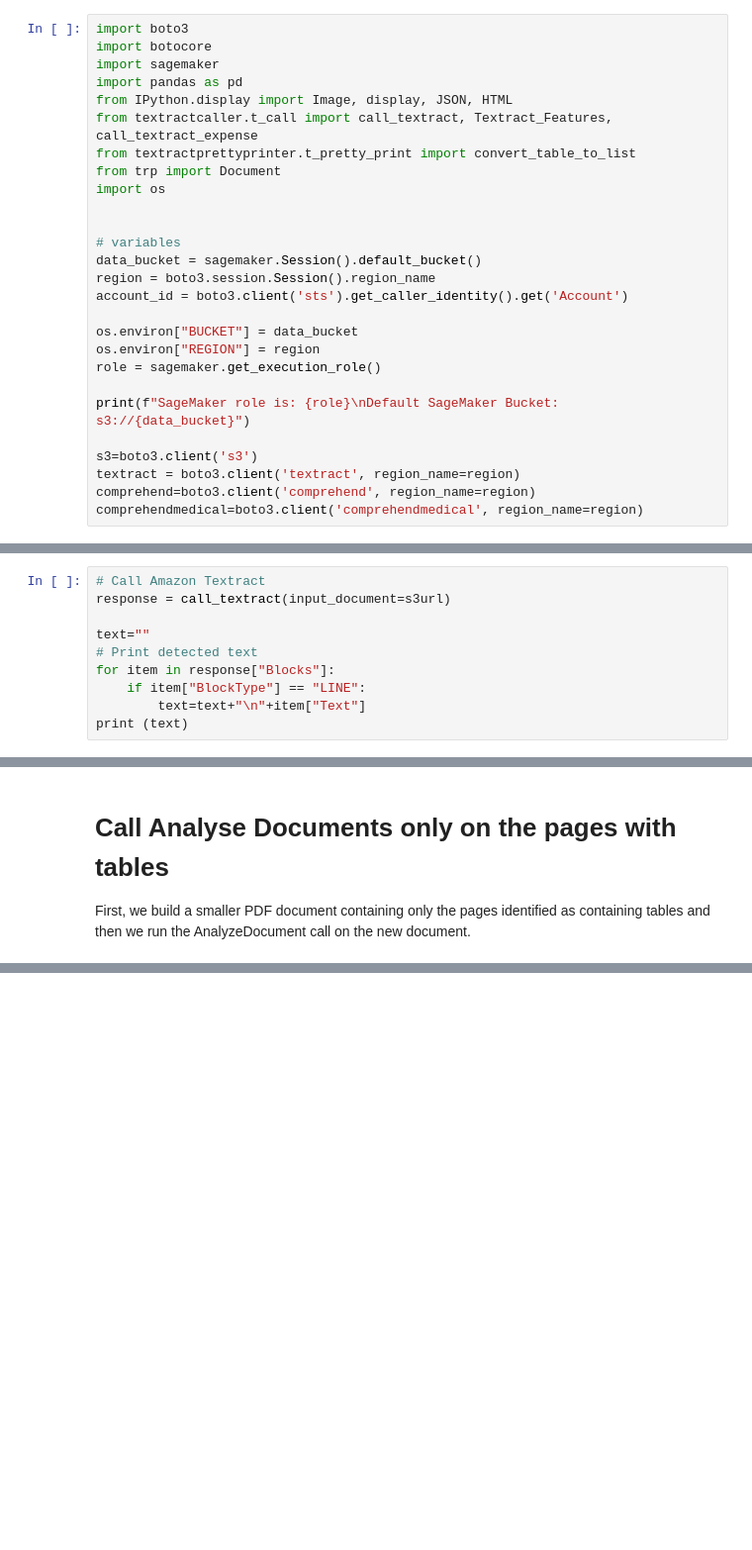
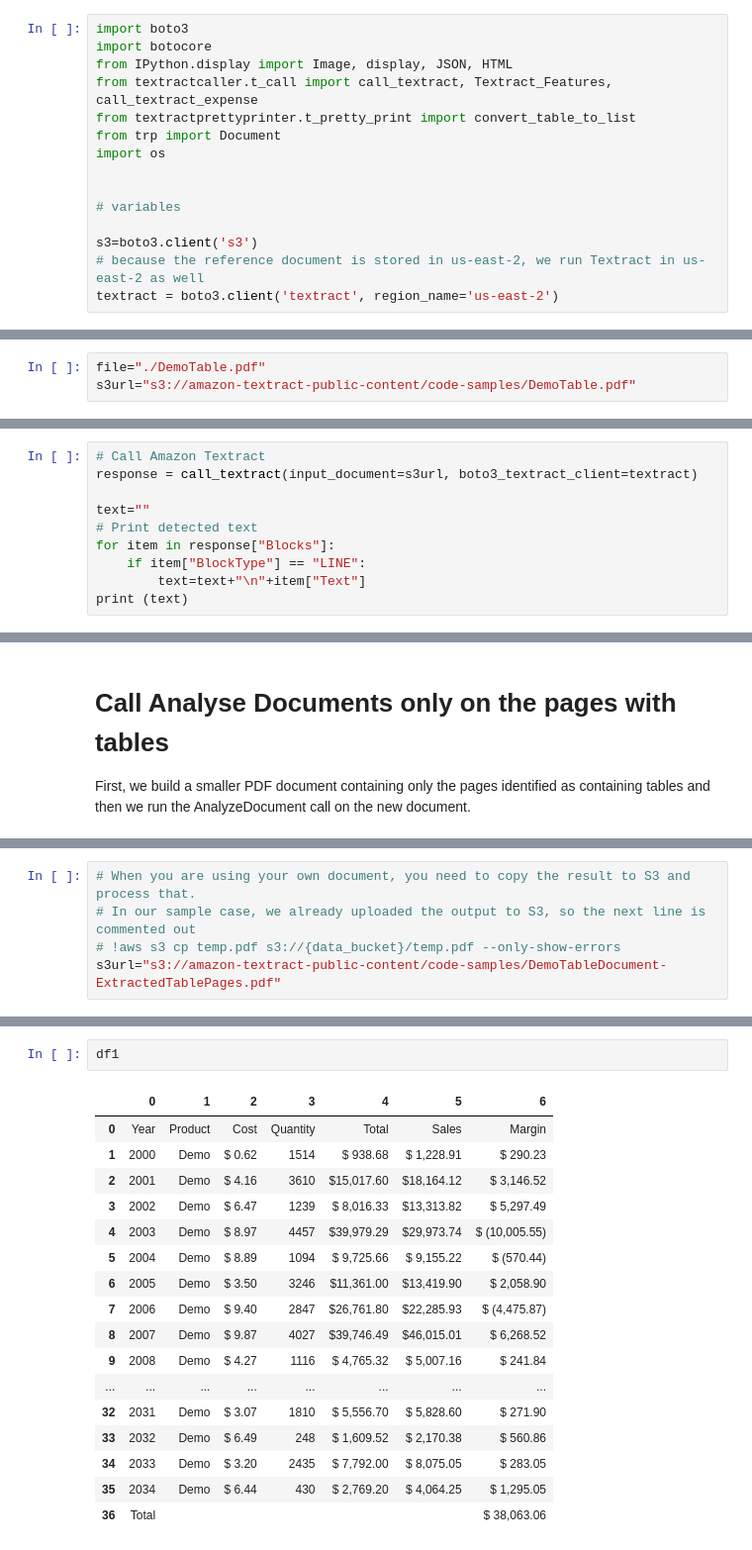
Before and after one commit to aws-samples/amazon-textract-code-samples, a Jupyter notebook: python/14-pdf-numeric-table.ipynb, the cells around one changed output, grey strips where cells are left out. Shown at 99% size. Cells and saved outputs as stored; diff of their text form; blank space fills up the shorter version.

Commit message:
NewVersion of Table Detection

```diff
--- a/python/14-pdf-numeric-table.ipynb
+++ b/python/14-pdf-numeric-table.ipynb
@@ -23,8 +23,6 @@ IPython.Application.instance().kernel.do_shutdown(True)
 # %%
 import boto3
 import botocore
-import sagemaker
-import pandas as pd
 from IPython.display import Image, display, JSON, HTML
 from textractcaller.t_call import call_textract, Textract_Features, call_textract_expense
 from textractprettyprinter.t_pretty_print import convert_table_to_list
@@ -33,17 +31,7 @@ import os
 
 
 # variables
-data_bucket = sagemaker.Session().default_bucket()
-region = boto3.session.Session().region_name
-account_id = boto3.client('sts').get_caller_identity().get('Account')
-
-os.environ["BUCKET"] = data_bucket
-os.environ["REGION"] = region
-role = sagemaker.get_execution_role()
-
-print(f"SageMaker role is: {role}\nDefault SageMaker Bucket: s3://{data_bucket}")
 
 s3=boto3.client('s3')
-textract = boto3.client('textract', region_name=region)
-comprehend=boto3.client('comprehend', region_name=region)
-comprehendmedical=boto3.client('comprehendmedical', region_name=region)
+# because the reference document is stored in us-east-2, we run Textract in us-east-2 as well
+textract = boto3.client('textract', region_name='us-east-2')
@@ -55 +38,4 @@ s3url="s3://"+data_bucket+"/"+file_key
+# %%
+file="./DemoTable.pdf"
+s3url="s3://amazon-textract-public-content/code-samples/DemoTable.pdf"
 # %%
@@ -63,7 +50,7 @@ Extract unstructured data with Amazon Textract
 Amazon Textract is an ML powered OCR service that is capable of detecting and extracting text from documents. Text data in the form of WORDS and LINES can be extracted from documents using Amazon Textract `DetectDocumentText` API. Let's extract the words and lines from the demonstration document.
 # %%
 # Call Amazon Textract
-response = call_textract(input_document=s3url)
+response = call_textract(input_document=s3url, boto3_textract_client=textract)
 
 text=""
 # Print detected text
@@ -134 +160,6 @@ pdf_out.close()
+# %%
+# When you are using your own document, you need to copy the result to S3 and process that.
+# In our sample case, we already uploaded the output to S3, so the next line is commented out
+# !aws s3 cp temp.pdf s3://{data_bucket}/temp.pdf --only-show-errors
+s3url="s3://amazon-textract-public-content/code-samples/DemoTableDocument-ExtractedTablePages.pdf"
 # %%
@@ -147,0 +182,20 @@ df2 = dfs[1]
+# %%
+df1
+# %% [output]
+|  | 0 | 1 | 2 | 3 | 4 | 5 | 6 |
+| 0 | Year | Product | Cost | Quantity | Total | Sales | Margin |
+| 1 | 2000 | Demo | $ 0.62 | 1514 | $ 938.68 | $ 1,228.91 | $ 290.23 |
+| 2 | 2001 | Demo | $ 4.16 | 3610 | $15,017.60 | $18,164.12 | $ 3,146.52 |
+| 3 | 2002 | Demo | $ 6.47 | 1239 | $ 8,016.33 | $13,313.82 | $ 5,297.49 |
+| 4 | 2003 | Demo | $ 8.97 | 4457 | $39,979.29 | $29,973.74 | $ (10,005.55) |
+| 5 | 2004 | Demo | $ 8.89 | 1094 | $ 9,725.66 | $ 9,155.22 | $ (570.44) |
+| 6 | 2005 | Demo | $ 3.50 | 3246 | $11,361.00 | $13,419.90 | $ 2,058.90 |
+| 7 | 2006 | Demo | $ 9.40 | 2847 | $26,761.80 | $22,285.93 | $ (4,475.87) |
+| 8 | 2007 | Demo | $ 9.87 | 4027 | $39,746.49 | $46,015.01 | $ 6,268.52 |
+| 9 | 2008 | Demo | $ 4.27 | 1116 | $ 4,765.32 | $ 5,007.16 | $ 241.84 |
+| ... | ... | ... | ... | ... | ... | ... | ... |
+| 32 | 2031 | Demo | $ 3.07 | 1810 | $ 5,556.70 | $ 5,828.60 | $ 271.90 |
+| 33 | 2032 | Demo | $ 6.49 | 248 | $ 1,609.52 | $ 2,170.38 | $ 560.86 |
+| 34 | 2033 | Demo | $ 3.20 | 2435 | $ 7,792.00 | $ 8,075.05 | $ 283.05 |
+| 35 | 2034 | Demo | $ 6.44 | 430 | $ 2,769.20 | $ 4,064.25 | $ 1,295.05 |
+| 36 | Total |  |  |  |  |  | $ 38,063.06 |
```
Also changed, not shown: parts of 13 cells of this notebook, 1 other file.
